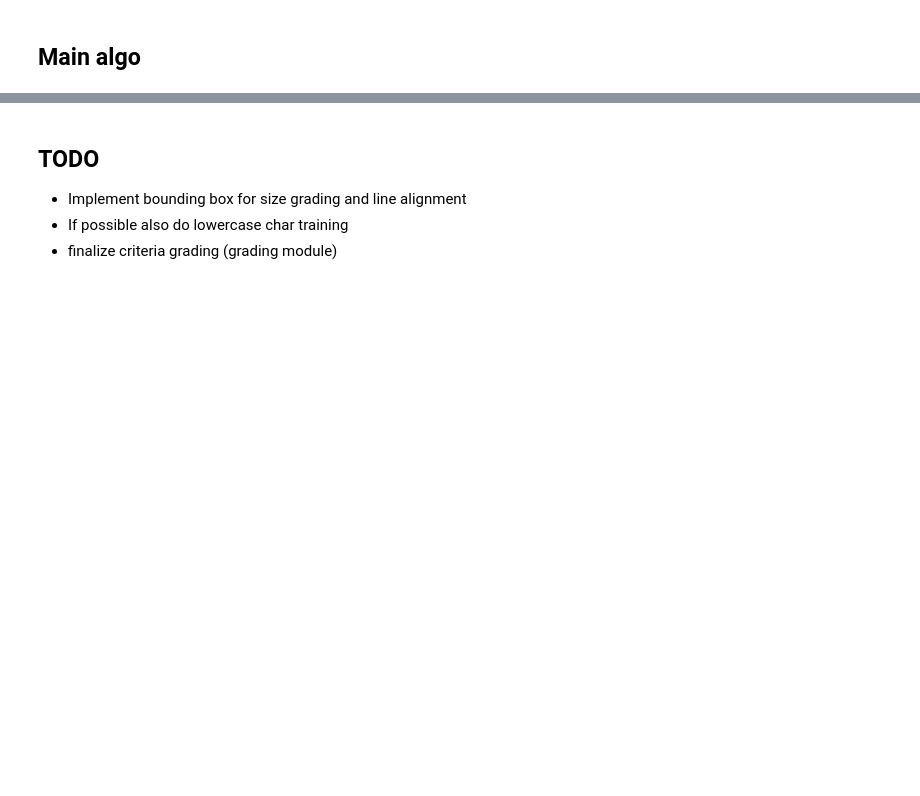
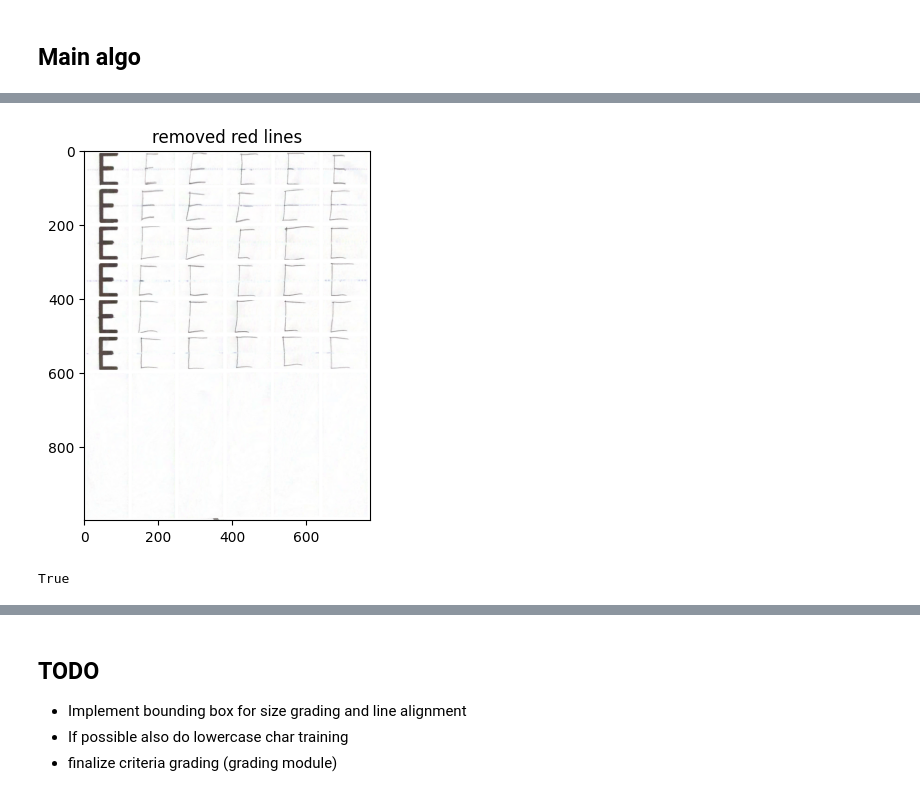
Before and after one commit to Jashagmama/THES2, a Jupyter notebook: Testing.ipynb, the cells around one changed output, grey strips where cells are left out. Cells and saved outputs as stored; diff of their text form; code cells hidden in the pictures; blank space fills up the shorter version.

```diff
--- a/Testing.ipynb
+++ b/Testing.ipynb
@@ -823,0 +809,9 @@ returns -120, 120
+# %%
+result2, mask2 = detect_red_flexible(grid_removed, h_thresh=10, s_thresh=25, v_min=80)
+inpainted2_telea, white2_telea = white_mask_then_inpaint(grid_removed, mask2, dilate_iterations=1, inpaint_radius=1, method='telea')
+image_processed = inpainted2_telea
+show_img(image_processed, 'removed red lines')
+cv.imwrite("./red_removed_new.png", image_processed)
+# %% [output]
+[figure, added]
+True
```
Also changed, not shown: parts of 13 cells of this notebook, 44 other files.
